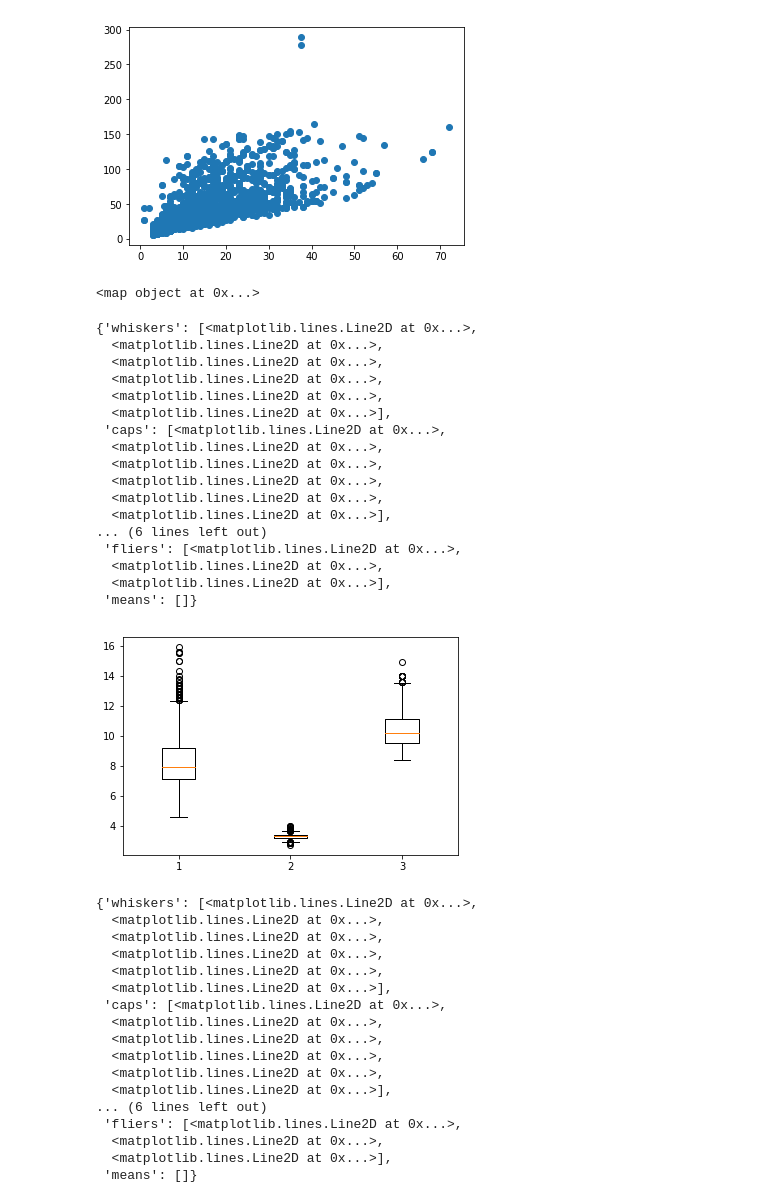
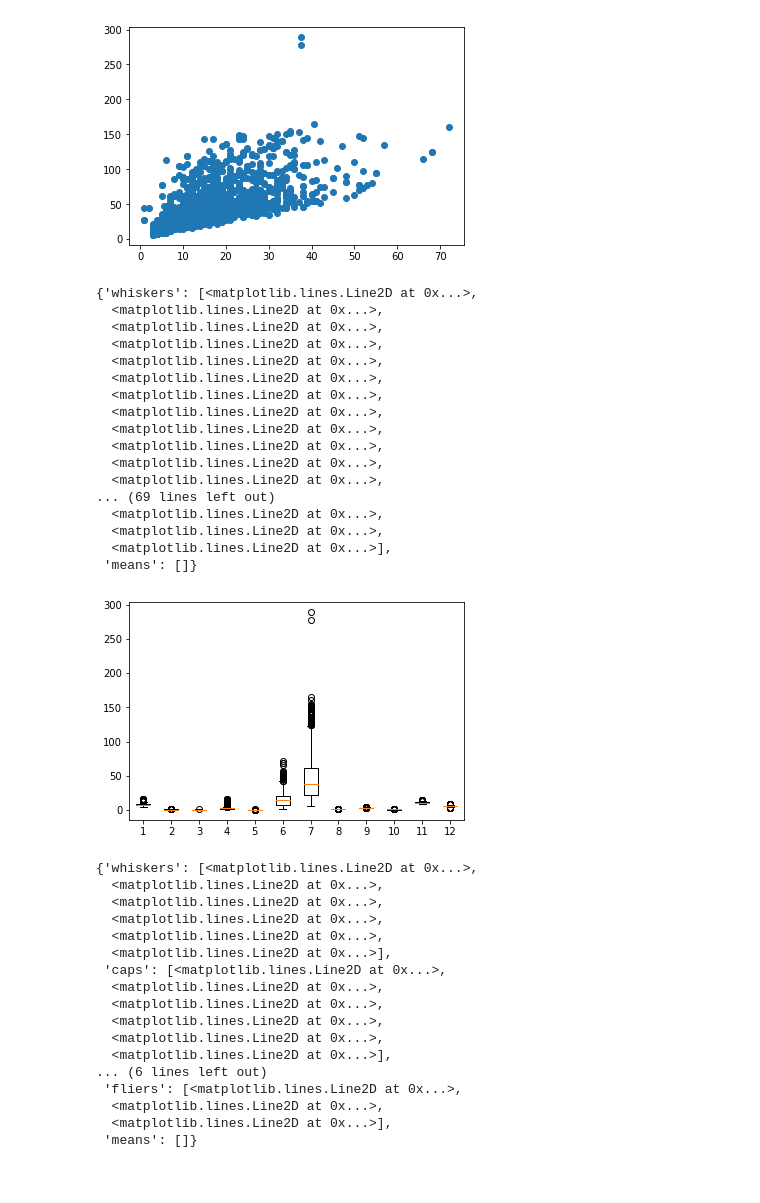
Before and after one commit to tigerarcades/nf-datascience-day009_assignments, a Jupyter notebook: visualization_with_matplotlib.ipynb, the cells around one changed output. Saved outputs shown, nothing was run; the diff lists cells and outputs as text; code cells hidden in the pictures.

```diff
--- a/visualization_with_matplotlib.ipynb
+++ b/visualization_with_matplotlib.ipynb
@@ -20,29 +20,28 @@ plt.scatter(x=df['free sulfur dioxide'], y=df['total sulfur dioxide'])
 # %% [output]
 <matplotlib.collections.PathCollection at 0x...>
 [figure]
-# %%
-print(map(lambda n: n, df.columns))
-plt.boxplot(x=[df['fixed acidity'], df['pH'], df['alcohol']])
-# %% [output]
-<map object at 0x...>
-{'whiskers': [<matplotlib.lines.Line2D at 0x...>,
-  <matplotlib.lines.Line2D at 0x...>,
-  <matplotlib.lines.Line2D at 0x...>,
-  <matplotlib.lines.Line2D at 0x...>,
-  <matplotlib.lines.Line2D at 0x...>,
-  <matplotlib.lines.Line2D at 0x...>],
- 'caps': [<matplotlib.lines.Line2D at 0x...>,
-  <matplotlib.lines.Line2D at 0x...>,
-  <matplotlib.lines.Line2D at 0x...>,
-  <matplotlib.lines.Line2D at 0x...>,
-  <matplotlib.lines.Line2D at 0x...>,
-  <matplotlib.lines.Line2D at 0x...>],
-... (6 lines left out)
- 'fliers': [<matplotlib.lines.Line2D at 0x...>,
-  <matplotlib.lines.Line2D at 0x...>,
-  <matplotlib.lines.Line2D at 0x...>],
- 'means': []}
-[figure, removed]
+# %%
+print()
+plt.boxplot(x=list(map(lambda col_name: df[col_name], df.columns)))
+# %% [output]
+{'whiskers': [<matplotlib.lines.Line2D at 0x...>,
+  <matplotlib.lines.Line2D at 0x...>,
+  <matplotlib.lines.Line2D at 0x...>,
+  <matplotlib.lines.Line2D at 0x...>,
+  <matplotlib.lines.Line2D at 0x...>,
+  <matplotlib.lines.Line2D at 0x...>,
+  <matplotlib.lines.Line2D at 0x...>,
+  <matplotlib.lines.Line2D at 0x...>,
+  <matplotlib.lines.Line2D at 0x...>,
+  <matplotlib.lines.Line2D at 0x...>,
+  <matplotlib.lines.Line2D at 0x...>,
+  <matplotlib.lines.Line2D at 0x...>,
+... (69 lines left out)
+  <matplotlib.lines.Line2D at 0x...>,
+  <matplotlib.lines.Line2D at 0x...>,
+  <matplotlib.lines.Line2D at 0x...>],
+ 'means': []}
+[figure, added]
 # %%
 plt.boxplot(x=[df['fixed acidity'], df['pH'], df['alcohol']])
 # %% [output]
```
Also changed, not shown: 1 other file.
